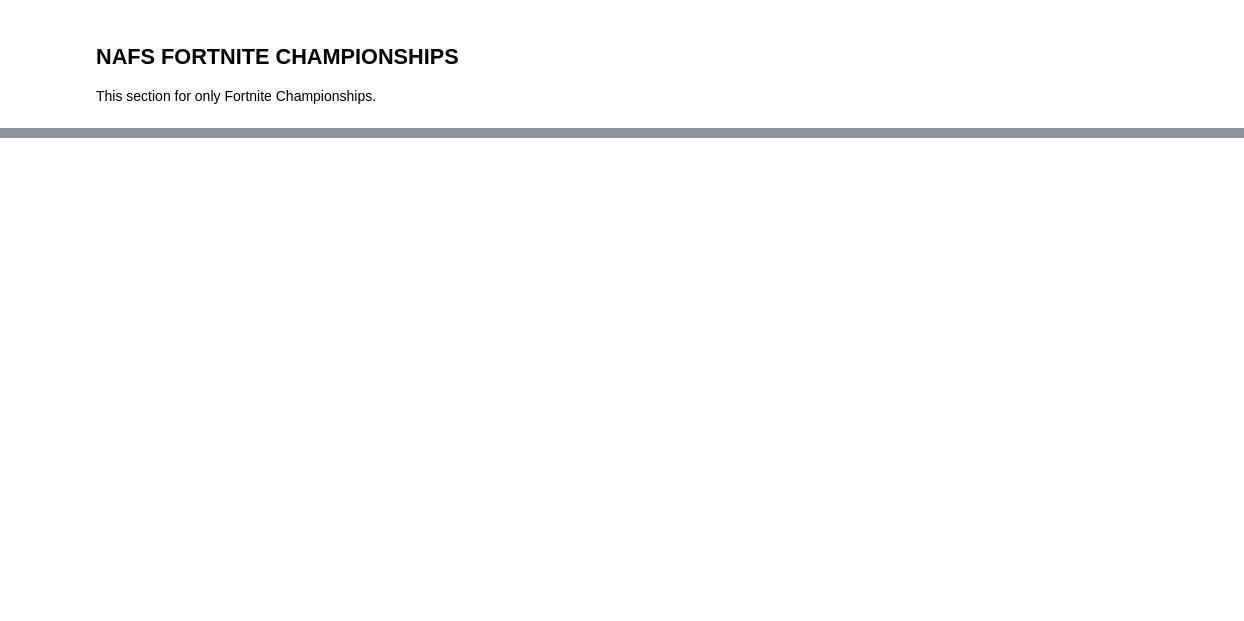
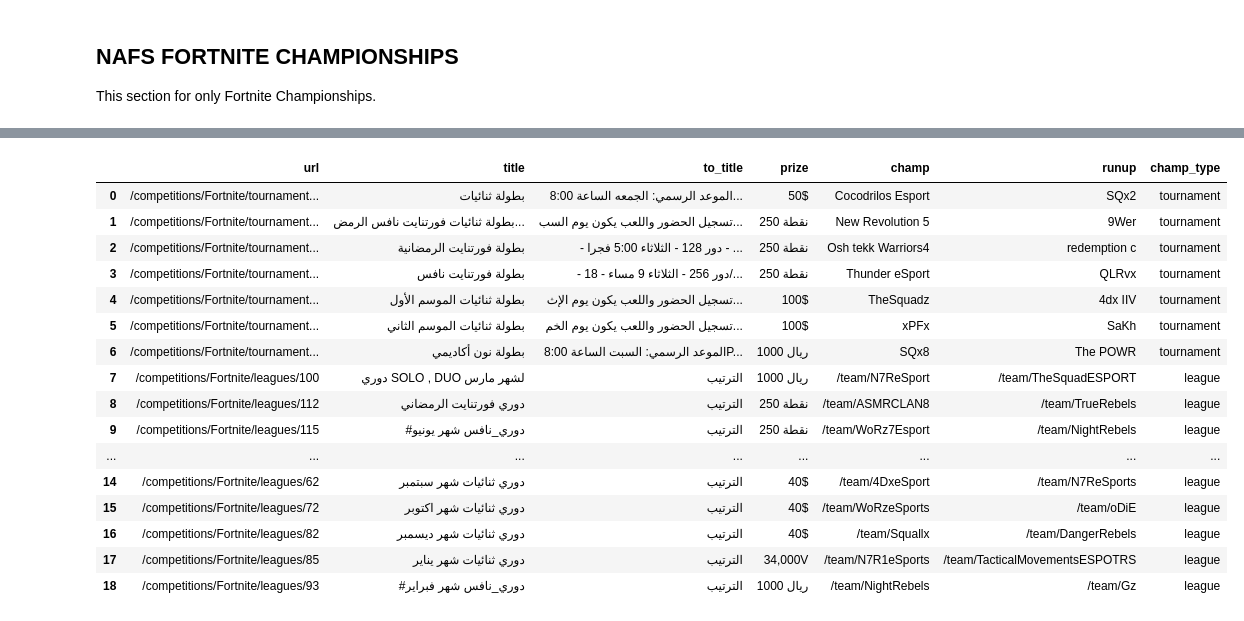
Before and after one commit to iRaied/eSports_Teams, a Jupyter notebook: esports_teams.ipynb, the cells around one changed output, grey strips where cells are left out. Saved outputs shown, nothing was run; the diff lists cells and outputs as text; code cells hidden in the pictures; blank space fills up the shorter version.

```diff
--- a/esports_teams.ipynb
+++ b/esports_teams.ipynb
@@ -1309,0 +1442,2 @@ This section for only Fortnite Championships.
+# %%
+df_fort_l['champ_type'] = 'league'
@@ -1309,0 +1460,29 @@ This section for only Fortnite Championships.
+# %%
+df_fort_t = []
+folder = './TOs/NAFS/Fortnite/Tourneys'
+for fort_txt in os.listdir(folder):
+    with open(os.path.join(folder, fort_txt), encoding='utf8') as file:
+        soup = BeautifulSoup(file.read())
+        div_container = soup.find('div', class_="left")
+        div_container2 = soup.find('div', class_="mobra")
+        for url in div_container2.find_all('a'):
+            url = url.get('href')
+            url = url.strip()[26:]
+            #print(url)
+        title = soup.find('h2').contents[0]
+        to_title = soup.find('div', class_="tournament__title ar").contents[0]
+        div_container = soup.find('ul', class_="specs")
+        prize = div_container.find_all('li')[1].contents[1].strip()
+        div_container = soup.find('div', class_="message-box")
+        champ = div_container.find_all('a')[0].contents[0].strip()
+        runup = div_container.find_all('a')[1].contents[0].strip()
+        #print(title)
+        #print(to_title)
+        #print(prize)
+        #print(champ)
+        #print(runup)
+        # Append to list of dictionaries
+        df_fort_t.append({'url': url, 'title': title, 'to_title': to_title, 'prize': prize, 'champ': champ, 'runup': runup})
+df_fort_t = pd.DataFrame(df_fort_t, columns = ['url', 'title', 'to_title', 'prize', 'champ', 'runup'])
+# %%
+df_fort_t['champ_type'] = 'tournament'
@@ -1309,0 +1500,22 @@ This section for only Fortnite Championships.
+# %%
+df_fort = df_fort_t.append(df_fort_l, ignore_index=True)
+# %%
+df_fort
+# %% [output]
+|  | url | title | to_title | prize | champ | runup | champ_type |
+| 0 | /competitions/Fortnite/tournament... | بطولة ثنائيات | الموعد الرسمي: الجمعه الساعة 8:00... | 50$ | Cocodrilos Esport | SQx2 | tournament |
+| 1 | /competitions/Fortnite/tournament... | بطولة ثنائيات فورتنايت نافس الرمض... | تسجيل الحضور واللعب يكون يوم السب... | 250 نقطة | New Revolution 5 | 9Wer | tournament |
+| 2 | /competitions/Fortnite/tournament... | بطولة فورتنايت الرمضانية | - دور 128 - الثلاثاء 5:00 فجرا - ... | 250 نقطة | Osh tekk Warriors4 | redemption c | tournament |
+| 3 | /competitions/Fortnite/tournament... | بطولة فورتنايت نافس | - دور 256 - الثلاثاء 9 مساء - 18/... | 250 نقطة | Thunder eSport | QLRvx | tournament |
+| 4 | /competitions/Fortnite/tournament... | بطولة ثنائيات الموسم الأول | تسجيل الحضور واللعب يكون يوم الإث... | 100$ | TheSquadz | 4dx IIV | tournament |
+| 5 | /competitions/Fortnite/tournament... | بطولة ثنائيات الموسم الثاني | تسجيل الحضور واللعب يكون يوم الخم... | 100$ | xPFx | SaKh | tournament |
+| 6 | /competitions/Fortnite/tournament... | بطولة نون أكاديمي | الموعد الرسمي: السبت الساعة 8:00P... | 1000 ريال | SQx8 | The POWR | tournament |
+| 7 | /competitions/Fortnite/leagues/100 | دوري SOLO , DUO لشهر مارس | الترتيب | 1000 ريال | /team/N7ReSport | /team/TheSquadESPORT | league |
+| 8 | /competitions/Fortnite/leagues/112 | دوري فورتنايت الرمضاني | الترتيب | 250 نقطة | /team/ASMRCLAN8 | /team/TrueRebels | league |
+| 9 | /competitions/Fortnite/leagues/115 | #دوري_نافس شهر يونيو | الترتيب | 250 نقطة | /team/WoRz7Esport | /team/NightRebels | league |
+| ... | ... | ... | ... | ... | ... | ... | ... |
+| 14 | /competitions/Fortnite/leagues/62 | دوري ثنائيات شهر سبتمبر | الترتيب | 40$ | /team/4DxeSport | /team/N7ReSports | league |
+| 15 | /competitions/Fortnite/leagues/72 | دوري ثنائيات شهر اكتوبر | الترتيب | 40$ | /team/WoRzeSports | /team/oDiE | league |
+| 16 | /competitions/Fortnite/leagues/82 | دوري ثنائيات شهر ديسمبر | الترتيب | 40$ | /team/Squallx | /team/DangerRebels | league |
+| 17 | /competitions/Fortnite/leagues/85 | دوري ثنائيات شهر يناير | الترتيب | 34,000V | /team/N7R1eSports | /team/TacticalMovementsESPOTRS | league |
+| 18 | /competitions/Fortnite/leagues/93 | #دوري_نافس شهر فبراير | الترتيب | 1000 ريال | /team/NightRebels | /team/Gz | league |
```
Also changed, not shown: parts of 13 cells of this notebook.
